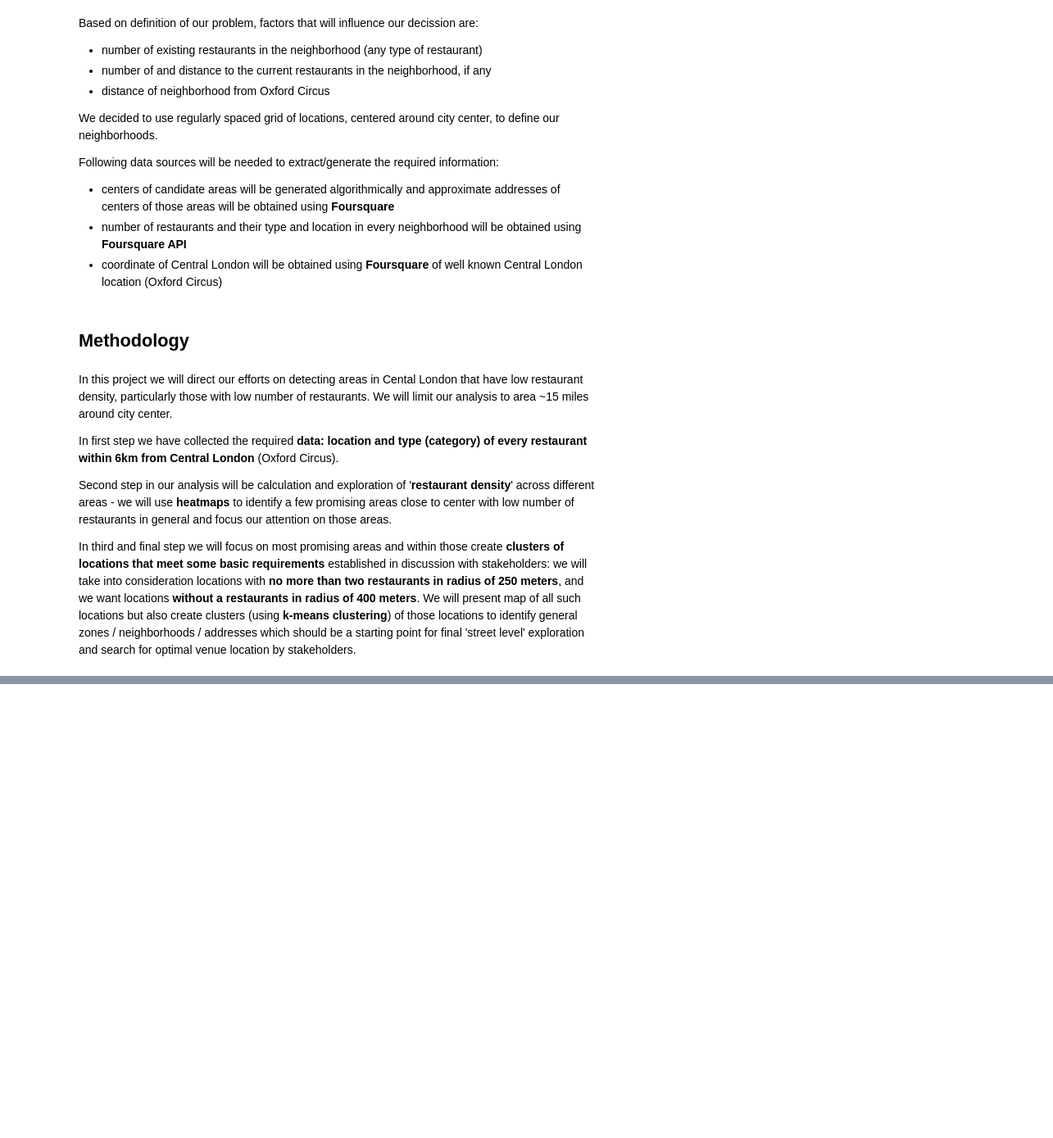
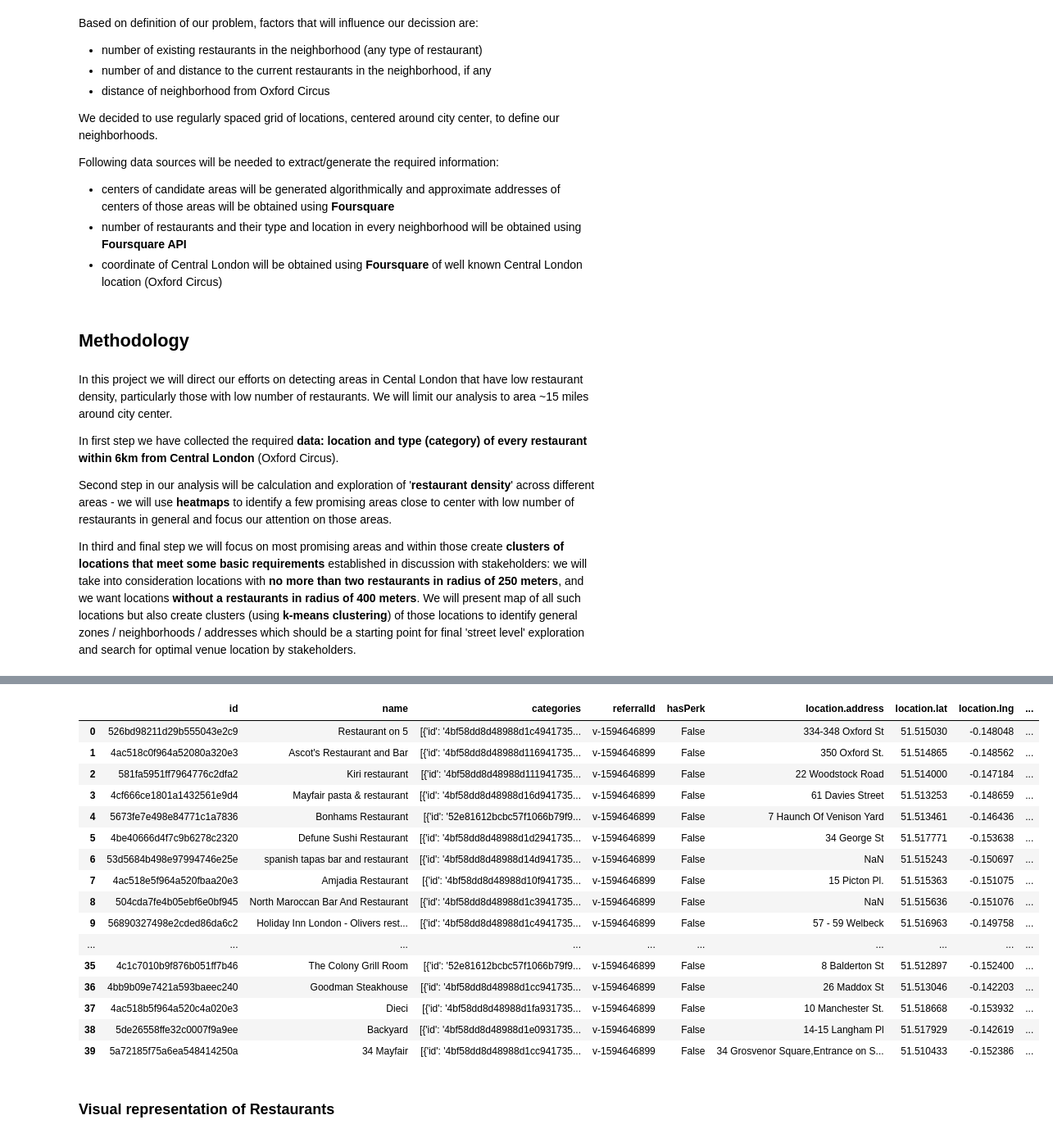
Before and after one commit to Timndg2030/Assignment-1, a Jupyter notebook: Capstone_Project_Finding_the_Ideal_Restaurant_In_Cenral_London,_England.ipynb, the cells around one changed output, grey strips where cells are left out. Shown: that part at 82% size. Saved outputs shown, nothing was run; the diff lists cells and outputs as text; code cells hidden in the pictures; blank space fills up the shorter version.

```diff
--- a/Capstone_Project_Finding_the_Ideal_Restaurant_In_Cenral_London,_England.ipynb
+++ b/Capstone_Project_Finding_the_Ideal_Restaurant_In_Cenral_London,_England.ipynb
@@ -49,0 +84,8 @@ In third and final step we will focus on most promising areas and within those c
+# %%
+CLIENT_ID = '32HAJRP313FHYC5QLOFPTQL33QZADAH5PAUEPCLMF4QLFCSY'# your Foursquare ID
+CLIENT_SECRET = 'EAYJPURSR1XBANJ2QUZSXZYSI0404MKCOUQ2MWPQY0IQDYV0' # your Foursquare Secret
+VERSION = '20180604'
+LIMIT = 30
+print('Your credentails:')
+print('CLIENT_ID: ' + CLIENT_ID)
+print('CLIENT_SECRET:' + CLIENT_SECRET)
@@ -49,0 +96,8 @@ In third and final step we will focus on most promising areas and within those c
+# %%
+address = '352 Oxford St, London W1C 1JH'
+
+geolocator = Nominatim(user_agent="foursquare_agent")
+location = geolocator.geocode(address)
+latitude = location.latitude
+longitude = location.longitude
+print(latitude, longitude)
@@ -49,0 +106,6 @@ In third and final step we will focus on most promising areas and within those c
+# %%
+search_query = 'restaurant'
+radius = 500
+url = 'https://api.foursquare.com/v2/venues/search?client_id={}&client_secret={}&ll={},{}&v={}&query={}&radius={}&limit={}'.format(CLIENT_ID, CLIENT_SECRET, latitude, longitude, VERSION, search_query, radius, LIMIT)
+results = requests.get(url).json()
+results
@@ -49,0 +196,30 @@ In third and final step we will focus on most promising areas and within those c
+# %%
+# Requesting information of the Neighborhood
+radius = 500
+LIMIT = 100
+url = 'https://api.foursquare.com/v2/venues/search?client_id={}&client_secret={}&ll={},{}&v={}&query={}&radius={}&limit={}'.format(CLIENT_ID, CLIENT_SECRET, latitude, longitude, VERSION, search_query, radius, LIMIT)
+
+results = requests.get(url).json()
+venues1 = results['response']['venues']
+venues1 = pd.json_normalize(venues1)
+venues1
+# %% [output]
+|  | id | name | categories | referralId | hasPerk | location.address | location.lat | location.lng | ... |
+| 0 | 526bd98211d29b555043e2c9 | Restaurant on 5 | [{'id': '4bf58dd8d48988d1c4941735... | v-1594646899 | False | 334-348 Oxford St | 51.515030 | -0.148048 | ... |
+| 1 | 4ac518c0f964a52080a320e3 | Ascot's Restaurant and Bar | [{'id': '4bf58dd8d48988d116941735... | v-1594646899 | False | 350 Oxford St. | 51.514865 | -0.148562 | ... |
+| 2 | 581fa5951ff7964776c2dfa2 | Kiri restaurant | [{'id': '4bf58dd8d48988d111941735... | v-1594646899 | False | 22 Woodstock Road | 51.514000 | -0.147184 | ... |
+| 3 | 4cf666ce1801a1432561e9d4 | Mayfair pasta & restaurant | [{'id': '4bf58dd8d48988d16d941735... | v-1594646899 | False | 61 Davies Street | 51.513253 | -0.148659 | ... |
+| 4 | 5673fe7e498e84771c1a7836 | Bonhams Restaurant | [{'id': '52e81612bcbc57f1066b79f9... | v-1594646899 | False | 7 Haunch Of Venison Yard | 51.513461 | -0.146436 | ... |
+| 5 | 4be40666d4f7c9b6278c2320 | Defune Sushi Restaurant | [{'id': '4bf58dd8d48988d1d2941735... | v-1594646899 | False | 34 George St | 51.517771 | -0.153638 | ... |
+| 6 | 53d5684b498e97994746e25e | spanish tapas bar and restaurant | [{'id': '4bf58dd8d48988d14d941735... | v-1594646899 | False | NaN | 51.515243 | -0.150697 | ... |
+| 7 | 4ac518e5f964a520fbaa20e3 | Amjadia Restaurant | [{'id': '4bf58dd8d48988d10f941735... | v-1594646899 | False | 15 Picton Pl. | 51.515363 | -0.151075 | ... |
+| 8 | 504cda7fe4b05ebf6e0bf945 | North Maroccan Bar And Restaurant | [{'id': '4bf58dd8d48988d1c3941735... | v-1594646899 | False | NaN | 51.515636 | -0.151076 | ... |
+| 9 | 56890327498e2cded86da6c2 | Holiday Inn London - Olivers rest... | [{'id': '4bf58dd8d48988d1c4941735... | v-1594646899 | False | 57 - 59 Welbeck | 51.516963 | -0.149758 | ... |
+| ... | ... | ... | ... | ... | ... | ... | ... | ... | ... |
+| 35 | 4c1c7010b9f876b051ff7b46 | The Colony Grill Room | [{'id': '52e81612bcbc57f1066b79f9... | v-1594646899 | False | 8 Balderton St | 51.512897 | -0.152400 | ... |
+| 36 | 4bb9b09e7421a593baeec240 | Goodman Steakhouse | [{'id': '4bf58dd8d48988d1cc941735... | v-1594646899 | False | 26 Maddox St | 51.513046 | -0.142203 | ... |
+| 37 | 4ac518b5f964a520c4a020e3 | Dieci | [{'id': '4bf58dd8d48988d1fa931735... | v-1594646899 | False | 10 Manchester St. | 51.518668 | -0.153932 | ... |
+| 38 | 5de26558ffe32c0007f9a9ee | Backyard | [{'id': '4bf58dd8d48988d1e0931735... | v-1594646899 | False | 14-15 Langham Pl | 51.517929 | -0.142619 | ... |
+| 39 | 5a72185f75a6ea548414250a | 34 Mayfair | [{'id': '4bf58dd8d48988d1cc941735... | v-1594646899 | False | 34 Grosvenor Square,Entrance on S... | 51.510433 | -0.152386 | ... |
+# %% [markdown]
+### Visual representation of Restaurants
```
Also changed, not shown: parts of 18 cells of this notebook.
